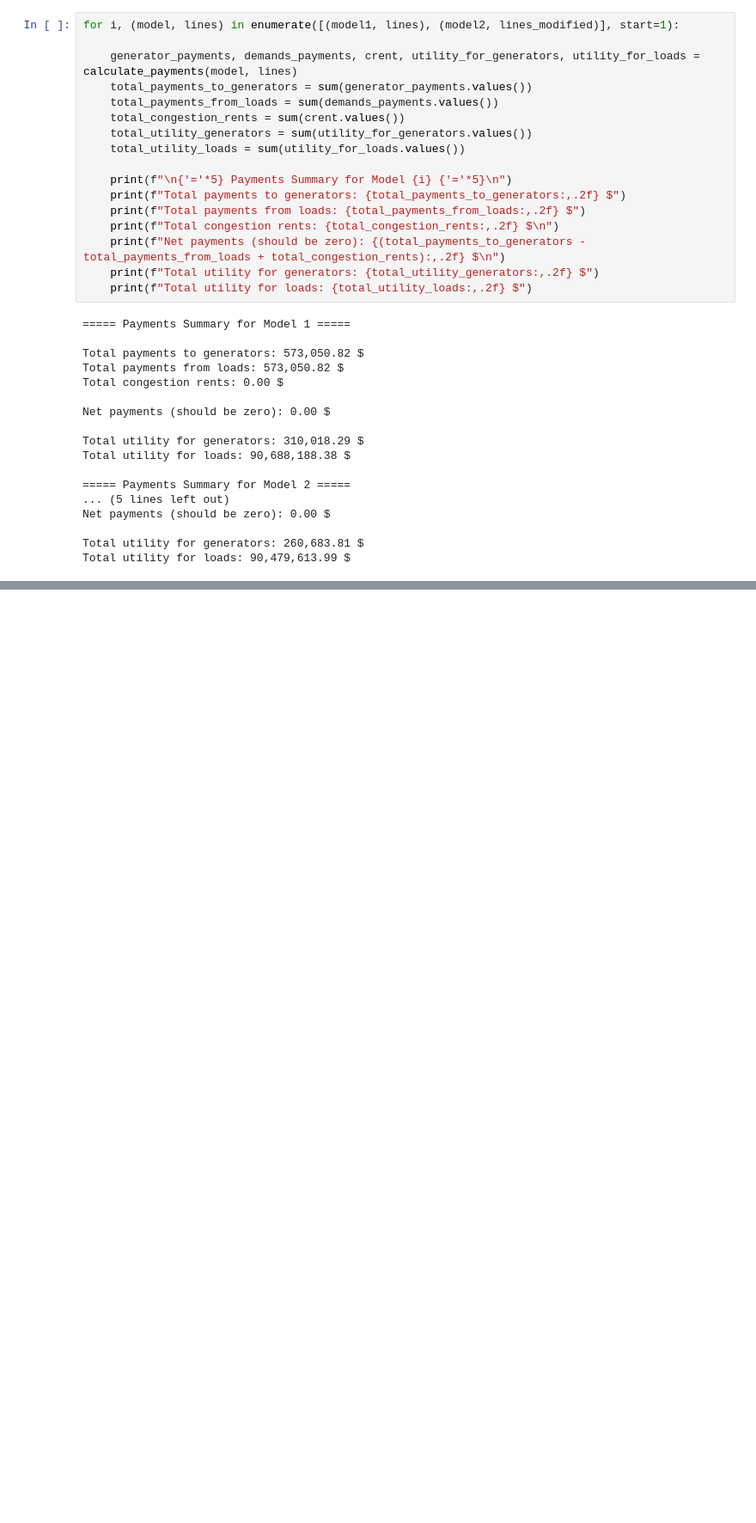
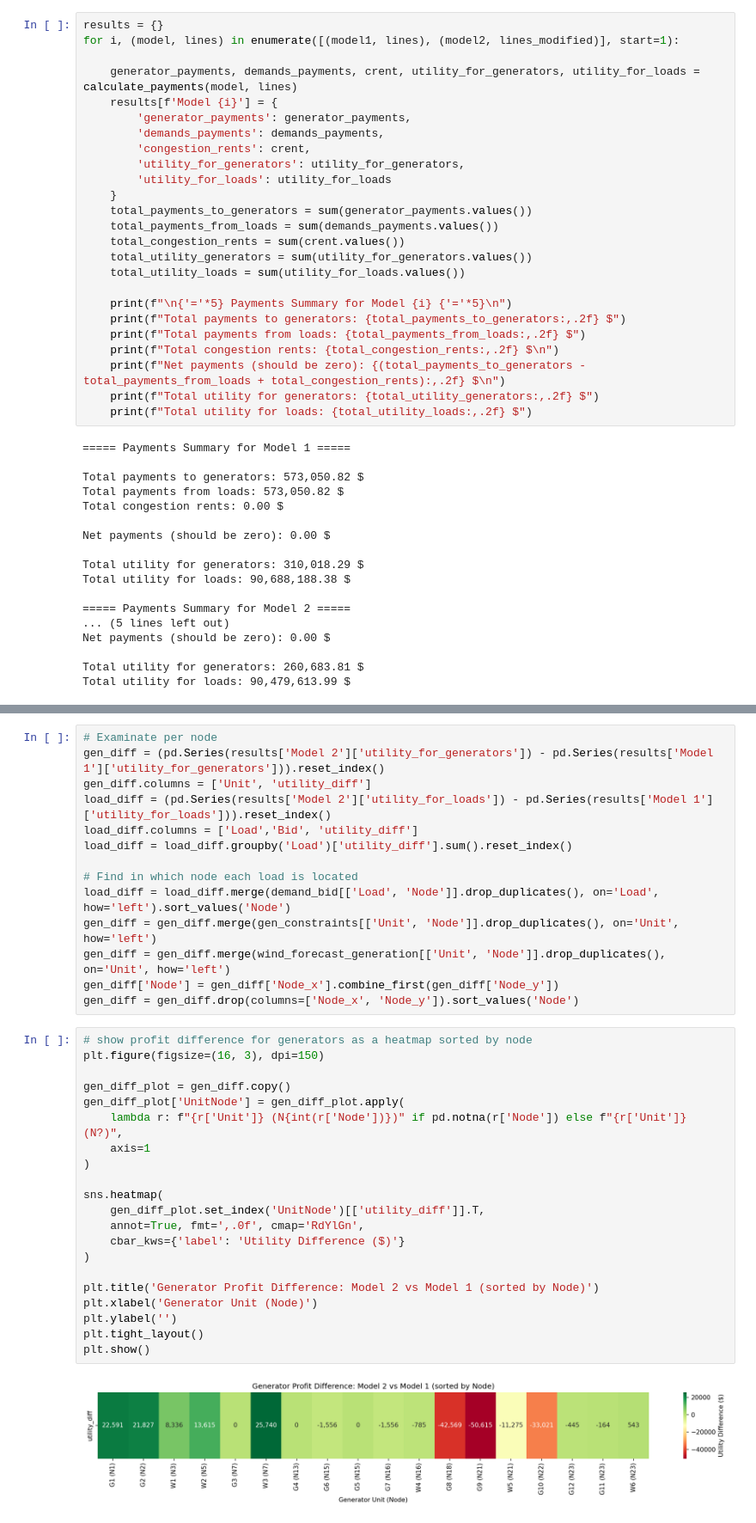
Before and after one commit to dguiraldes/energy_markets, a Jupyter notebook: Q3.ipynb, the cells around one changed output, grey strips where cells are left out. Shown at 86% size. Saved outputs shown, nothing was run; the diff lists cells and outputs as text; blank space fills up the shorter version.

```diff
--- a/Q3.ipynb
+++ b/Q3.ipynb
@@ -1039,9 +1038,17 @@ def calculate_payments(model, lines):
 
     return generators, demands, crent, utility_for_generators, utility_for_loads
 # %%
+results = {}
 for i, (model, lines) in enumerate([(model1, lines), (model2, lines_modified)], start=1):
 
     generator_payments, demands_payments, crent, utility_for_generators, utility_for_loads = calculate_payments(model, lines)
+    results[f'Model {i}'] = {
+        'generator_payments': generator_payments,
+        'demands_payments': demands_payments,
+        'congestion_rents': crent,
+        'utility_for_generators': utility_for_generators,
+        'utility_for_loads': utility_for_loads
+    }
     total_payments_to_generators = sum(generator_payments.values())
     total_payments_from_loads = sum(demands_payments.values())
     total_congestion_rents = sum(crent.values())
@@ -1079,0 +1087,37 @@ Congestions reduces both the profits of generators and utility of consumers. Con
+# %%
+# Examinate per node
+gen_diff = (pd.Series(results['Model 2']['utility_for_generators']) - pd.Series(results['Model 1']['utility_for_generators'])).reset_index()
+gen_diff.columns = ['Unit', 'utility_diff']
+load_diff = (pd.Series(results['Model 2']['utility_for_loads']) - pd.Series(results['Model 1']['utility_for_loads'])).reset_index()
+load_diff.columns = ['Load','Bid', 'utility_diff']
+load_diff = load_diff.groupby('Load')['utility_diff'].sum().reset_index()
+
+# Find in which node each load is located
+load_diff = load_diff.merge(demand_bid[['Load', 'Node']].drop_duplicates(), on='Load', how='left').sort_values('Node')
+gen_diff = gen_diff.merge(gen_constraints[['Unit', 'Node']].drop_duplicates(), on='Unit', how='left')
+gen_diff = gen_diff.merge(wind_forecast_generation[['Unit', 'Node']].drop_duplicates(), on='Unit', how='left')
+gen_diff['Node'] = gen_diff['Node_x'].combine_first(gen_diff['Node_y'])
+gen_diff = gen_diff.drop(columns=['Node_x', 'Node_y']).sort_values('Node')
+# %%
+# show profit difference for generators as a heatmap sorted by node
+plt.figure(figsize=(16, 3), dpi=150)
+
+gen_diff_plot = gen_diff.copy()
+gen_diff_plot['UnitNode'] = gen_diff_plot.apply(
+    lambda r: f"{r['Unit']} (N{int(r['Node'])})" if pd.notna(r['Node']) else f"{r['Unit']} (N?)",
+    axis=1
+)
+
+sns.heatmap(
+    gen_diff_plot.set_index('UnitNode')[['utility_diff']].T,
+    annot=True, fmt=',.0f', cmap='RdYlGn',
+    cbar_kws={'label': 'Utility Difference ($)'}
+)
+
+plt.title('Generator Profit Difference: Model 2 vs Model 1 (sorted by Node)')
+plt.xlabel('Generator Unit (Node)')
+plt.ylabel('')
+plt.tight_layout()
+plt.show()
+# %% [output]
+[figure, added]
```
Also changed, not shown: parts of 23 cells of this notebook.
